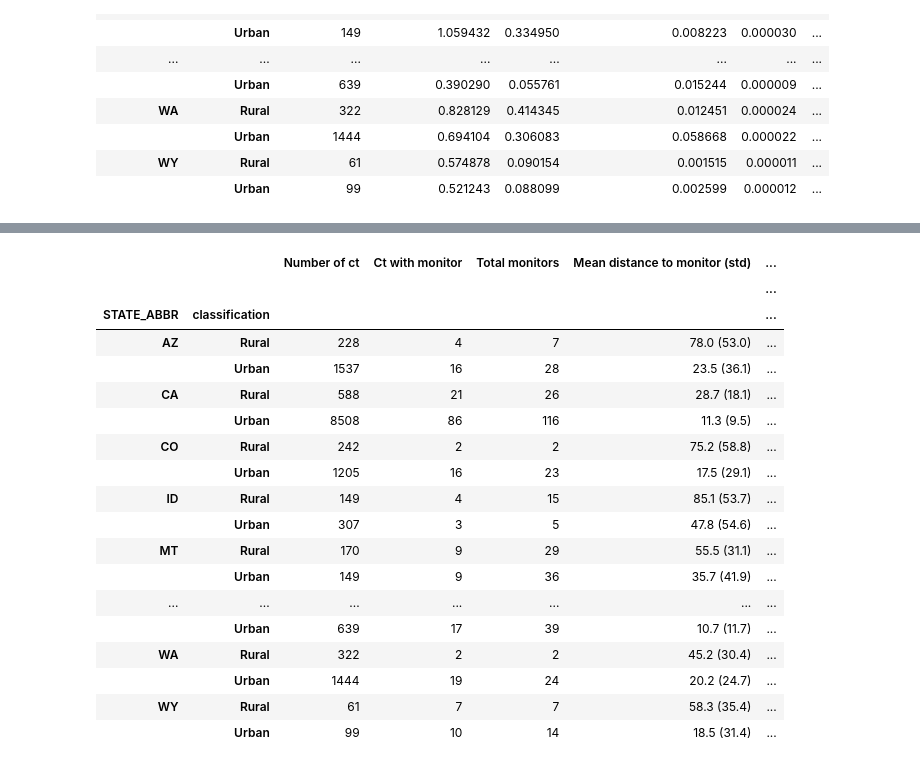
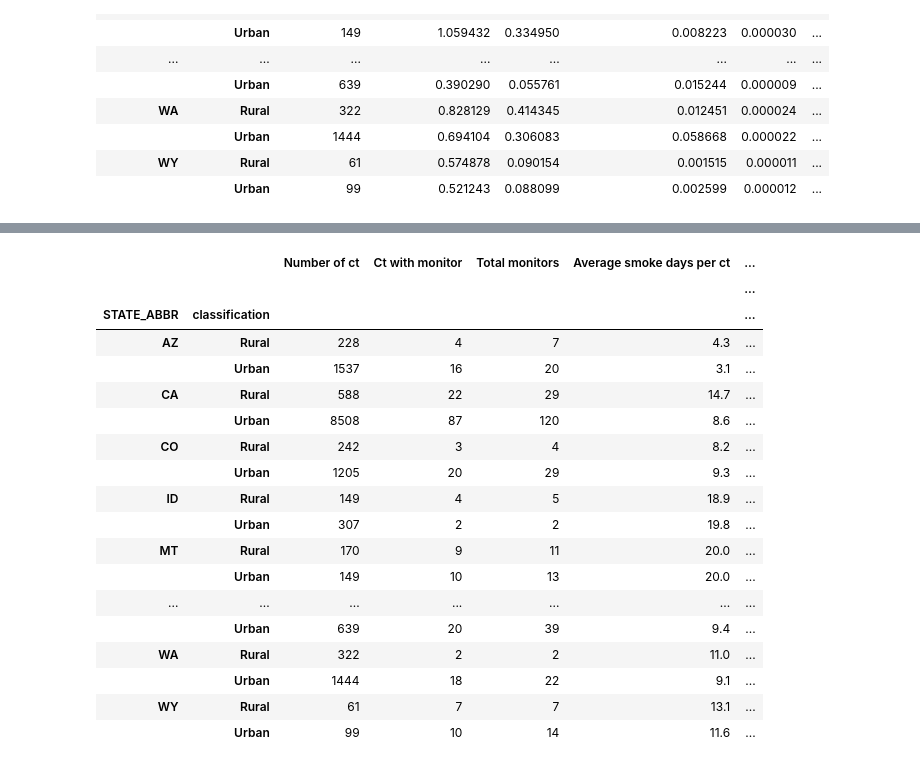
Before and after one commit to atrisovic/wildfire-monitors, a Jupyter notebook: stats.ipynb, the cells around one changed output, grey strips where cells are left out. Saved outputs shown, nothing was run; the diff lists cells and outputs as text; code cells hidden in the pictures.

```diff
--- a/stats.ipynb
+++ b/stats.ipynb
@@ -320,6 +324,9 @@ NM          Rural              1
 WY          Rural              7
             Urban             10
 Name: locations_with_monitor, dtype: int64
+# %%
+gdf['smoke_person_days'] = gdf['POPULATION'] * gdf['sum_smoke_pm_gt_5']
+gdf['pm25_person_days'] = gdf['POPULATION'] * gdf['sum_pm25_gt_35']
 # %%
 col = 'avg_yrly_smoke_pm'
 
@@ -327,6 +334,8 @@ res = gdf.groupby(["STATE_ABBR","classification"]).agg({
     'classification': 'size',
     col: ['mean', 'std'],
     'popw_avg_yrly_smoke_pm': ['sum', 'std',],
+    'smoke_person_days': ['sum'],
+    'pm25_person_days': ['sum'],
     'avg_yrly_smoke_pm_gt_5': ['sum',],
     'monitor_count': ['count', 'sum'],
     'monitors_sqkm': ['mean', 'std',],
@@ -335,52 +344,62 @@ res = gdf.groupby(["STATE_ABBR","classification"]).agg({
 
 res['Number of ct']=res['classification']['size']
 res['Ct with monitor']=with_monitor
 res['Total monitors']=res['monitor_count']['sum']
 
 res['Mean distance to monitor (std)'] = res.apply(lambda x: f"{x['distance']['mean']:.1f} ({x['distance']['std']:.1f})", axis=1)
 res['Monitors/SQKM mean (std) (multiplied by 1000)'] = res.apply(lambda x: f"{x['monitors_sqkm']['mean']:.1f} ({x['monitors_sqkm']['std']:.1f})", axis=1)
 res['Mean annual smoke PM2.5 (std)'] = res.apply(lambda x: f"{x[col]['mean']:.1f} ({x[col]['std']:.1f})", axis=1)
 res['Population weighted mean annual smoke PM2.5 (std)'] = res.apply(
     lambda x: f"{x['popw_avg_yrly_smoke_pm']['sum']:.2f} ({x['popw_avg_yrly_smoke_pm']['std']:.2f})", axis=1)
 
 res['Total smoke days PM2.5>5'] = res['avg_yrly_smoke_pm_gt_5']['sum'].astype(int)
 
+res["Average smoke days per ct"]= res['Total smoke days PM2.5>5']/res['Number of ct']
+res["Average smoke days per ct"] = res["Average smoke days per ct"].round(1)
+
 res.drop(columns=['distance', 'monitor_count', 'monitors_sqkm','classification', col, 'avg_yrly_smoke_pm_gt_5','popw_avg_yrly_smoke_pm'], inplace=True)
 
 # A smaller value indicates better monitor placement because it means that monitors are closer to locations with higher concentrations.
 res['Mean weighted distance to monitor'] = weighted_distance_metric
 
+res['smoke_person_days'] = res['smoke_person_days']/1000000
+res['smoke_person_days'] = res['smoke_person_days'].round(1)
+res['pm25_person_days'] = res['pm25_person_days']/1000000
+res['pm25_person_days'] = res['pm25_person_days'].round(1)
+
 # This metric gives higher scores when high concentrations are located closer to the monitor.
 # A larger value indicates better monitor placement because it gives more weight to high concentrations at locations close to the monitor.
-res['Mean inverse distance'] = inverse_distance_metric
+# res['Mean inverse distance'] = inverse_distance_metric
 
 # This metric assumes that concentration decreases rapidly with distance (like in diffusion-based scenarios).
 # A higher score would indicate that the monitor is well-placed near higher concentrations.
-res['Mean concentration gradient'] = concentration_gradient_metric
+# res['Mean concentration gradient'] = concentration_gradient_metric
 
 #res.round(1)
 
 # df_formatted = res.applymap(format_numbers)
 
 # df_formatted
-res
+res[['Number of ct', 'Ct with monitor', 'Total monitors', 'Average smoke days per ct', 'Mean annual smoke PM2.5 (std)',
+'Mean distance to monitor (std)', 'Monitors/SQKM mean (std) (multiplied by 1000)', #'Population weighted mean annual smoke PM2.5 (std)',
+'smoke_person_days', 'pm25_person_days','Total smoke days PM2.5>5', 'Mean weighted distance to monitor']]
 # %% [output]
-|  |  | Number of ct | Ct with monitor | Total monitors | Mean distance to monitor (std) | ... |
+|  |  | Number of ct | Ct with monitor | Total monitors | Average smoke days per ct | ... |
 |  |  |  |  |  |  | ... |
 | STATE_ABBR | classification |  |  |  |  | ... |
-| AZ | Rural | 228 | 4 | 7 | 78.0 (53.0) | ... |
-|  | Urban | 1537 | 16 | 28 | 23.5 (36.1) | ... |
-| CA | Rural | 588 | 21 | 26 | 28.7 (18.1) | ... |
-|  | Urban | 8508 | 86 | 116 | 11.3 (9.5) | ... |
-| CO | Rural | 242 | 2 | 2 | 75.2 (58.8) | ... |
-|  | Urban | 1205 | 16 | 23 | 17.5 (29.1) | ... |
-| ID | Rural | 149 | 4 | 15 | 85.1 (53.7) | ... |
-|  | Urban | 307 | 3 | 5 | 47.8 (54.6) | ... |
-| MT | Rural | 170 | 9 | 29 | 55.5 (31.1) | ... |
-|  | Urban | 149 | 9 | 36 | 35.7 (41.9) | ... |
+| AZ | Rural | 228 | 4 | 7 | 4.3 | ... |
+|  | Urban | 1537 | 16 | 20 | 3.1 | ... |
+| CA | Rural | 588 | 22 | 29 | 14.7 | ... |
+|  | Urban | 8508 | 87 | 120 | 8.6 | ... |
+| CO | Rural | 242 | 3 | 4 | 8.2 | ... |
+|  | Urban | 1205 | 20 | 29 | 9.3 | ... |
+| ID | Rural | 149 | 4 | 5 | 18.9 | ... |
+|  | Urban | 307 | 2 | 2 | 19.8 | ... |
+| MT | Rural | 170 | 9 | 11 | 20.0 | ... |
+|  | Urban | 149 | 10 | 13 | 20.0 | ... |
 | ... | ... | ... | ... | ... | ... | ... |
-|  | Urban | 639 | 17 | 39 | 10.7 (11.7) | ... |
-| WA | Rural | 322 | 2 | 2 | 45.2 (30.4) | ... |
-|  | Urban | 1444 | 19 | 24 | 20.2 (24.7) | ... |
-| WY | Rural | 61 | 7 | 7 | 58.3 (35.4) | ... |
-|  | Urban | 99 | 10 | 14 | 18.5 (31.4) | ... |
+|  | Urban | 639 | 20 | 39 | 9.4 | ... |
+| WA | Rural | 322 | 2 | 2 | 11.0 | ... |
+|  | Urban | 1444 | 18 | 22 | 9.1 | ... |
+| WY | Rural | 61 | 7 | 7 | 13.1 | ... |
+|  | Urban | 99 | 10 | 14 | 11.6 | ... |
```
Also changed, not shown: parts of 16 cells of this notebook, 2 other files.
